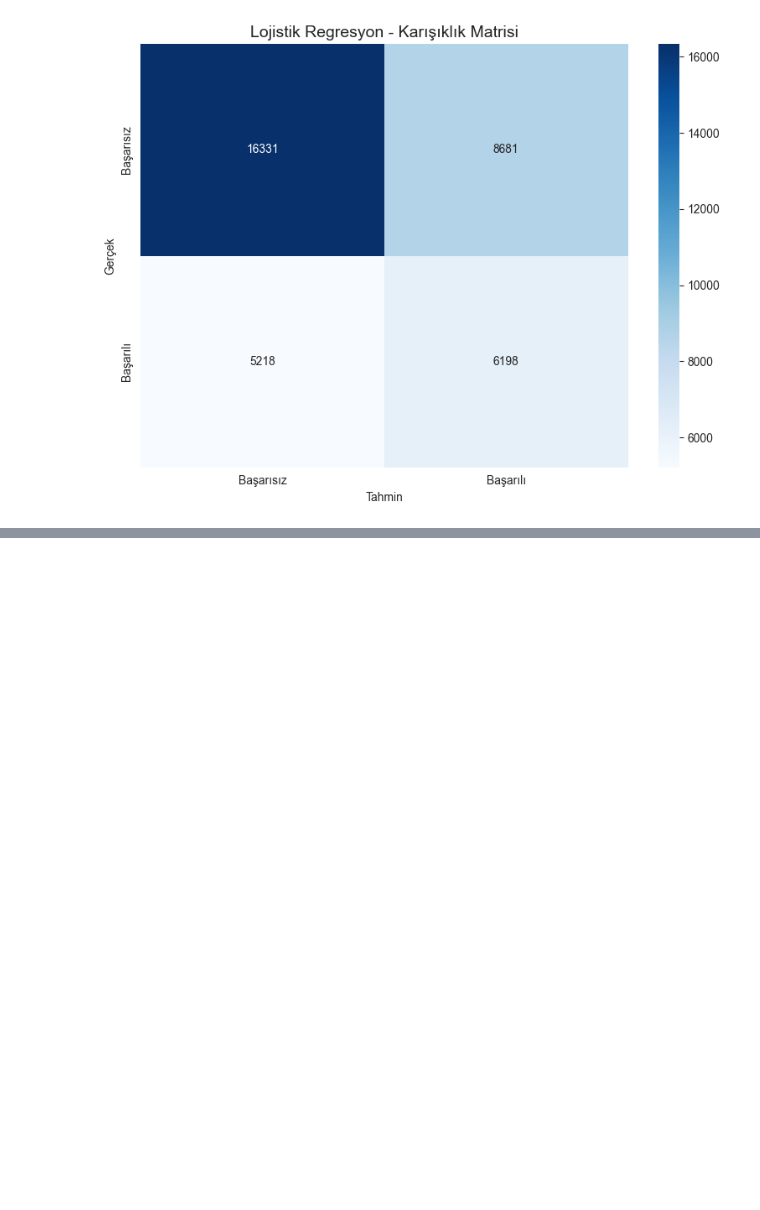
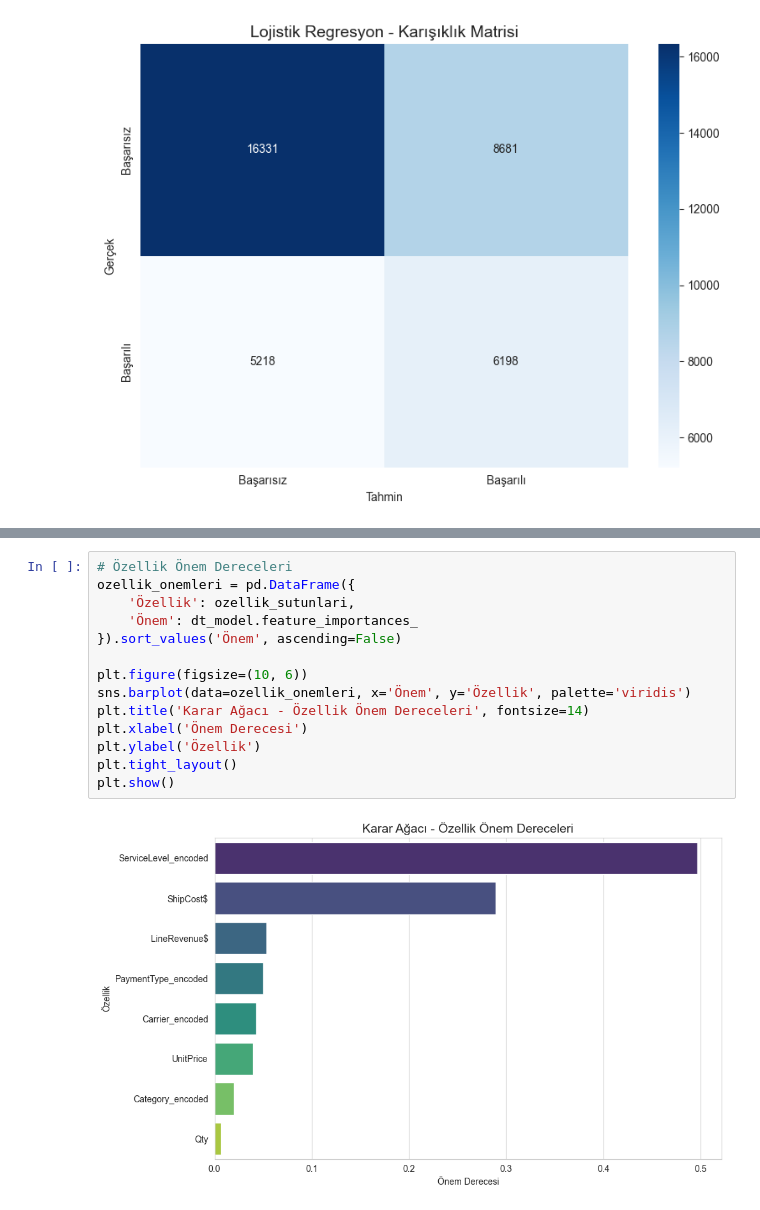
Before and after one commit to Rtur2003/Rtur2003-Data-Science---Python, a Jupyter notebook: Deneme.ipynb, the cells around one changed output, grey strips where cells are left out. Saved outputs shown, nothing was run; the diff lists cells and outputs as text; blank space fills up the shorter version.

```diff
--- a/Deneme.ipynb
+++ b/Deneme.ipynb
@@ -860,0 +912,16 @@ plt.show()
+# %%
+# Özellik Önem Dereceleri
+ozellik_onemleri = pd.DataFrame({
+    'Özellik': ozellik_sutunlari,
+    'Önem': dt_model.feature_importances_
+}).sort_values('Önem', ascending=False)
+
+plt.figure(figsize=(10, 6))
+sns.barplot(data=ozellik_onemleri, x='Önem', y='Özellik', palette='viridis')
+plt.title('Karar Ağacı - Özellik Önem Dereceleri', fontsize=14)
+plt.xlabel('Önem Derecesi')
+plt.ylabel('Özellik')
+plt.tight_layout()
+plt.show()
+# %% [output]
+[figure, added]
```
Also changed, not shown: parts of 9 cells of this notebook.
